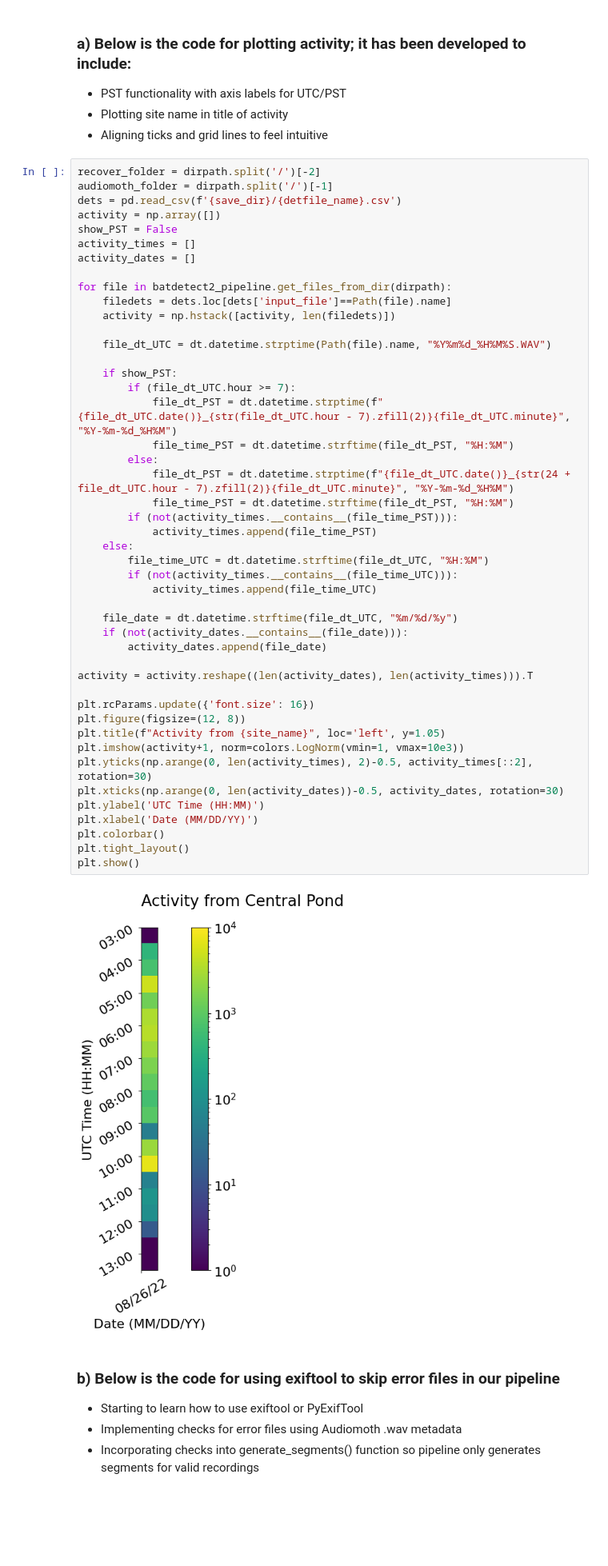
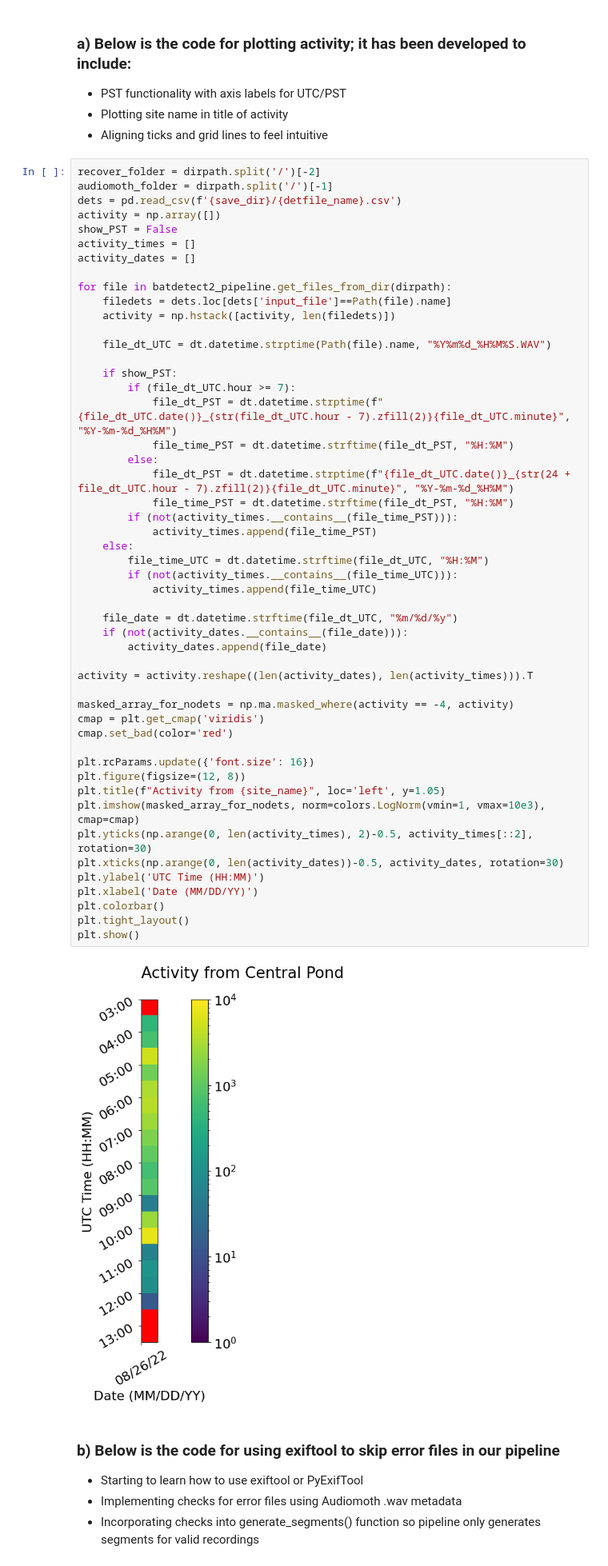
Before and after one commit to aditya-uw/bat-detector-msds, a Jupyter notebook: notebooks/test_batdetect2_pipeline.ipynb, the cells around one changed output. Shown at 80% size. Drawn from its saved outputs; the diff is of its cells as text; blank space fills up the shorter version.

Commit message:
testing red color for error boxes

```diff
--- a/notebooks/test_batdetect2_pipeline.ipynb
+++ b/notebooks/test_batdetect2_pipeline.ipynb
@@ -106,35 +106,39 @@ for file in batdetect2_pipeline.get_files_from_dir(dirpath):
         if (file_dt_UTC.hour >= 7):
             file_dt_PST = dt.datetime.strptime(f"{file_dt_UTC.date()}_{str(file_dt_UTC.hour - 7).zfill(2)}{file_dt_UTC.minute}", "%Y-%m-%d_%H%M")
             file_time_PST = dt.datetime.strftime(file_dt_PST, "%H:%M")
         else:
             file_dt_PST = dt.datetime.strptime(f"{file_dt_UTC.date()}_{str(24 + file_dt_UTC.hour - 7).zfill(2)}{file_dt_UTC.minute}", "%Y-%m-%d_%H%M")
             file_time_PST = dt.datetime.strftime(file_dt_PST, "%H:%M")
         if (not(activity_times.__contains__(file_time_PST))):
             activity_times.append(file_time_PST)
     else:
         file_time_UTC = dt.datetime.strftime(file_dt_UTC, "%H:%M")
         if (not(activity_times.__contains__(file_time_UTC))):
             activity_times.append(file_time_UTC)
 
     file_date = dt.datetime.strftime(file_dt_UTC, "%m/%d/%y")
     if (not(activity_dates.__contains__(file_date))):
         activity_dates.append(file_date)
 
 activity = activity.reshape((len(activity_dates), len(activity_times))).T
 
+masked_array_for_nodets = np.ma.masked_where(activity == -4, activity)
+cmap = plt.get_cmap('viridis')
+cmap.set_bad(color='red')
+
 plt.rcParams.update({'font.size': 16})
 plt.figure(figsize=(12, 8))
 plt.title(f"Activity from {site_name}", loc='left', y=1.05)
-plt.imshow(activity+1, norm=colors.LogNorm(vmin=1, vmax=10e3))
+plt.imshow(masked_array_for_nodets, norm=colors.LogNorm(vmin=1, vmax=10e3), cmap=cmap)
 plt.yticks(np.arange(0, len(activity_times), 2)-0.5, activity_times[::2], rotation=30)
 plt.xticks(np.arange(0, len(activity_dates))-0.5, activity_dates, rotation=30)
 plt.ylabel('UTC Time (HH:MM)')
 plt.xlabel('Date (MM/DD/YY)')
 plt.colorbar()
 plt.tight_layout()
 plt.show()
 # %% [output]
-[figure, old version]
+[figure, new version]
 # %% [markdown]
 ### b) Below is the code for using exiftool to skip error files in our pipeline
 
```
Also changed, not shown: 1 other file.
